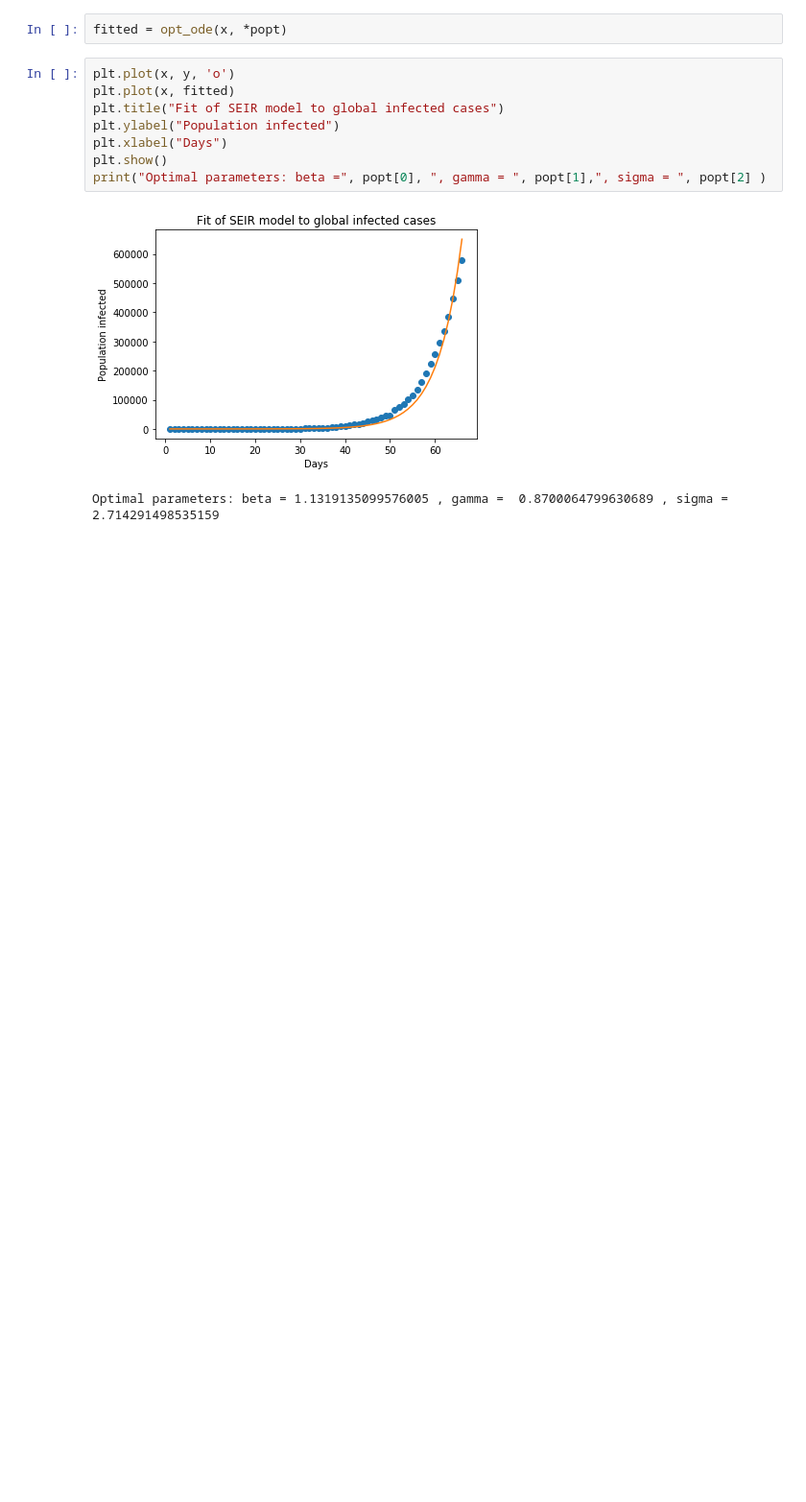
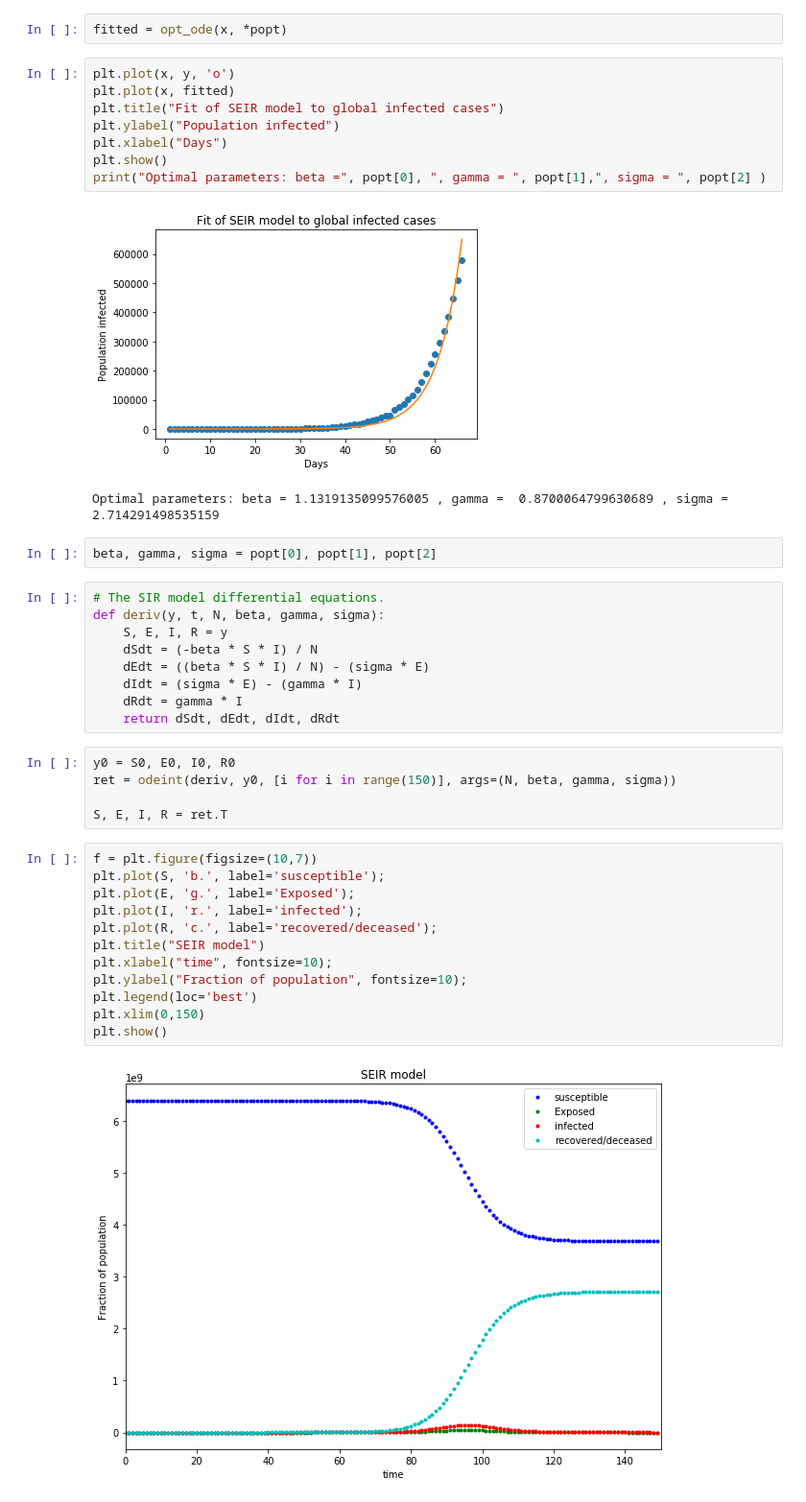
Before and after one commit to Aveek-Saha/CovidAnalysis, a Jupyter notebook: Prediction.ipynb, the cells around one changed output. Shown: that part at 96% size. Saved outputs shown, nothing was run; the diff lists cells and outputs as text; blank space fills up the shorter version.

```diff
--- a/Prediction.ipynb
+++ b/Prediction.ipynb
@@ -400,3 +400,33 @@ print("Optimal parameters: beta =", popt[0], ", gamma = ", popt[1],", sigma = ",
 # %% [output]
 [figure]
 Optimal parameters: beta = 1.1319135099576005 , gamma =  0.8700064799630689 , sigma =  2.714291498535159
+# %%
+beta, gamma, sigma = popt[0], popt[1], popt[2]
+# %%
+# The SIR model differential equations.
+def deriv(y, t, N, beta, gamma, sigma):
+    S, E, I, R = y
+    dSdt = (-beta * S * I) / N
+    dEdt = ((beta * S * I) / N) - (sigma * E)
+    dIdt = (sigma * E) - (gamma * I)
+    dRdt = gamma * I
+    return dSdt, dEdt, dIdt, dRdt
+# %%
+y0 = S0, E0, I0, R0
+ret = odeint(deriv, y0, [i for i in range(150)], args=(N, beta, gamma, sigma))
+
+S, E, I, R = ret.T
+# %%
+f = plt.figure(figsize=(10,7))
+plt.plot(S, 'b.', label='susceptible');
+plt.plot(E, 'g.', label='Exposed');
+plt.plot(I, 'r.', label='infected');
+plt.plot(R, 'c.', label='recovered/deceased');
+plt.title("SEIR model")
+plt.xlabel("time", fontsize=10);
+plt.ylabel("Fraction of population", fontsize=10);
+plt.legend(loc='best')
+plt.xlim(0,150)
+plt.show()
+# %% [output]
+[figure, added]
```
Also changed, not shown: parts of 2 cells of this notebook.
